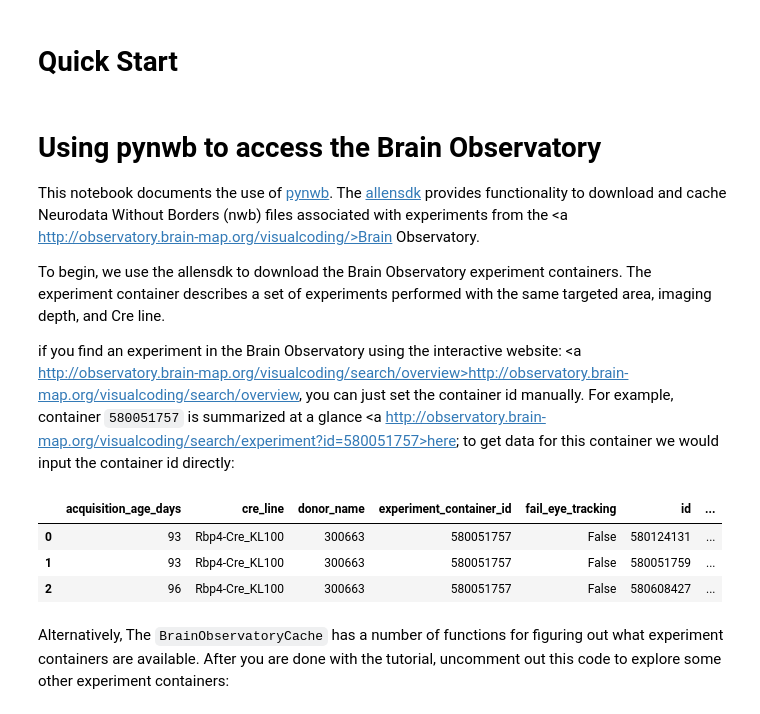
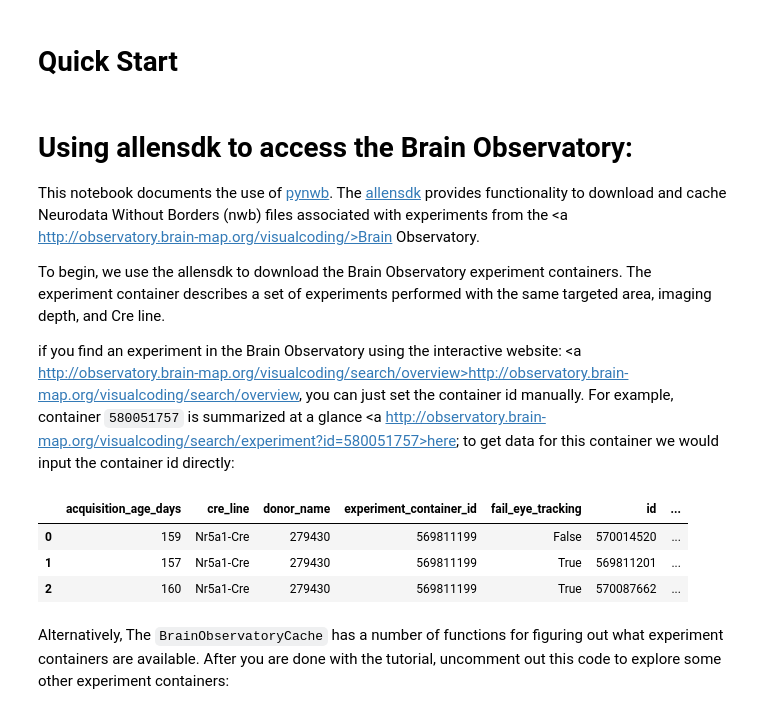
Before and after one commit to NeurodataWithoutBorders/pynwb, a Jupyter notebook: docs/notebooks/read-Allen-Brain-Oservatory.ipynb, the cells around one changed output. Drawn from its saved outputs; the diff is of its cells as text; code cells hidden in the pictures.

```diff
--- a/docs/notebooks/read-Allen-Brain-Oservatory.ipynb
+++ b/docs/notebooks/read-Allen-Brain-Oservatory.ipynb
@@ -7,6 +7,8 @@ import pandas as pd
 from matplotlib import pyplot as plt
 import numpy as np
 %matplotlib inline
+# %%
+brain_observatory_cache_manifest_file = 'boc/manifest.json'
 # %% [markdown]
 # Quick Start
 # %%
@@ -18,7 +20,7 @@ io2 = pynwb.NWBHDF5IO(exp.nwb_file, extensions=legacy_map, mode='r')
 with warnings.catch_warnings(record=True) as w:
     nwb_data = io2.read()
 # %% [markdown]
-# Using pynwb to access the Brain Observatory
+# Using allensdk to access the Brain Observatory:
 This notebook documents the use of  <a href=http://pynwb.readthedocs.io/en/latest/>pynwb</a>. The <a href=http://alleninstitute.github.io/AllenSDK/>allensdk</a> provides functionality to download and cache Neurodata Without Borders (nwb) files associated with experiments from the <a http://observatory.brain-map.org/visualcoding/>Brain Observatory</a>.
 
 To begin, we use the allensdk to download the Brain Observatory experiment containers.  The experiment container describes a set of experiments performed with the same targeted area, imaging depth, and Cre line.
@@ -26,13 +28,14 @@ To begin, we use the allensdk to download the Brain Observatory experiment conta
 
 if you find an experiment in the Brain Observatory using the interactive website: <a http://observatory.brain-map.org/visualcoding/search/overview>http://observatory.brain-map.org/visualcoding/search/overview</a>, you can just set the container id manually.  For example, container `580051757` is summarized at a glance <a http://observatory.brain-map.org/visualcoding/search/experiment?id=580051757>here</a>; to get data for this container we would input the container id directly:
 # %%
-ophys_experiment_list = boc.get_ophys_experiments(experiment_container_ids=[580051757])
+boc = BrainObservatoryCache(manifest_file=brain_observatory_cache_manifest_file)
+ophys_experiment_list = boc.get_ophys_experiments(experiment_container_ids=[569811199])
 pd.DataFrame(ophys_experiment_list)
 # %% [output]
 |  | acquisition_age_days | cre_line | donor_name | experiment_container_id | fail_eye_tracking | id | ... |
-| 0 | 93 | Rbp4-Cre_KL100 | 300663 | 580051757 | False | 580124131 | ... |
-| 1 | 93 | Rbp4-Cre_KL100 | 300663 | 580051757 | False | 580051759 | ... |
-| 2 | 96 | Rbp4-Cre_KL100 | 300663 | 580051757 | False | 580608427 | ... |
+| 0 | 159 | Nr5a1-Cre | 279430 | 569811199 | False | 570014520 | ... |
+| 1 | 157 | Nr5a1-Cre | 279430 | 569811199 | True | 569811201 | ... |
+| 2 | 160 | Nr5a1-Cre | 279430 | 569811199 | True | 570087662 | ... |
 # %% [markdown]
 Alternatively, The `BrainObservatoryCache` has a number of functions for figuring out what experiment containers are available. After you are done with the tutorial, uncomment out this code to explore some other experiment containers:
 # %%
```
Also changed, not shown: parts of 11 cells of this notebook, 1 other file.
